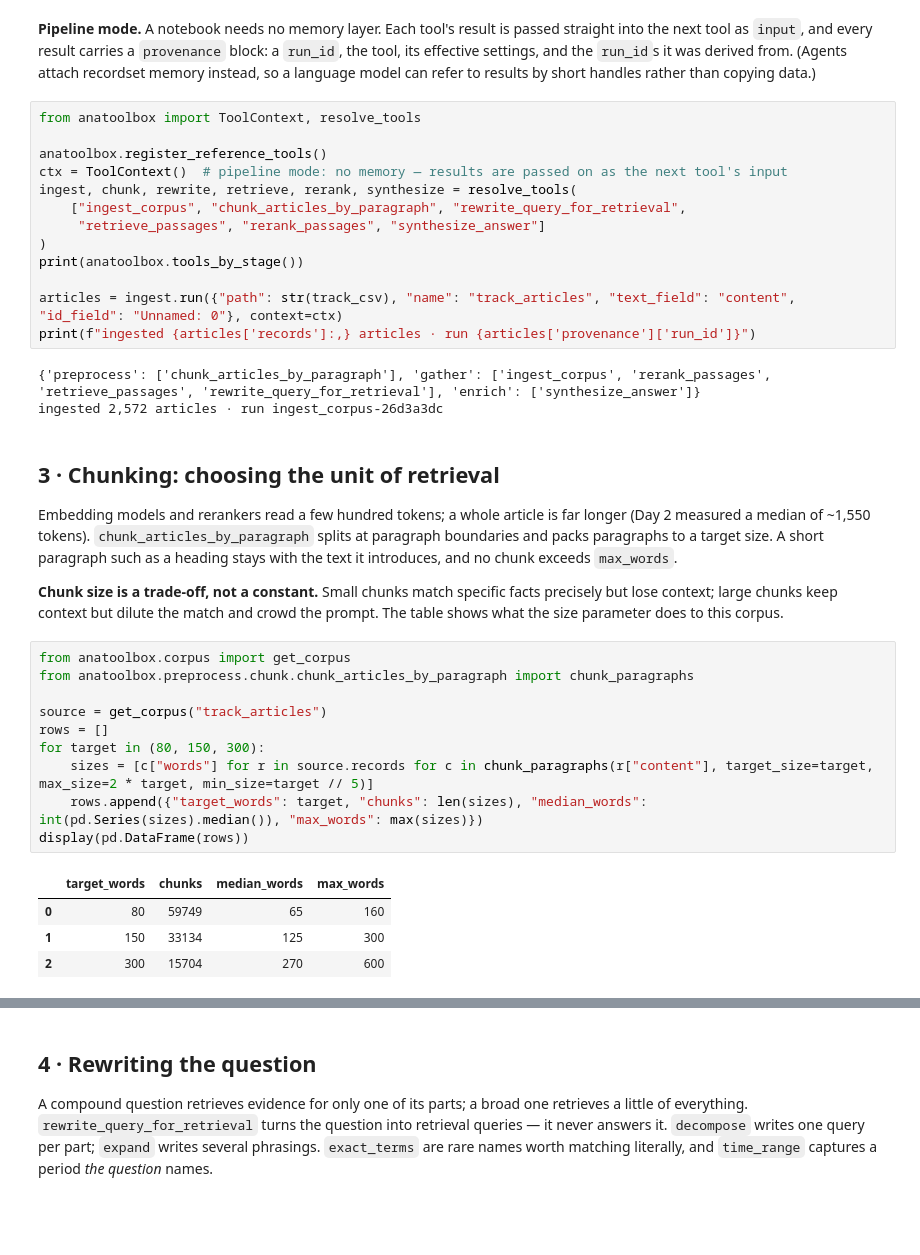
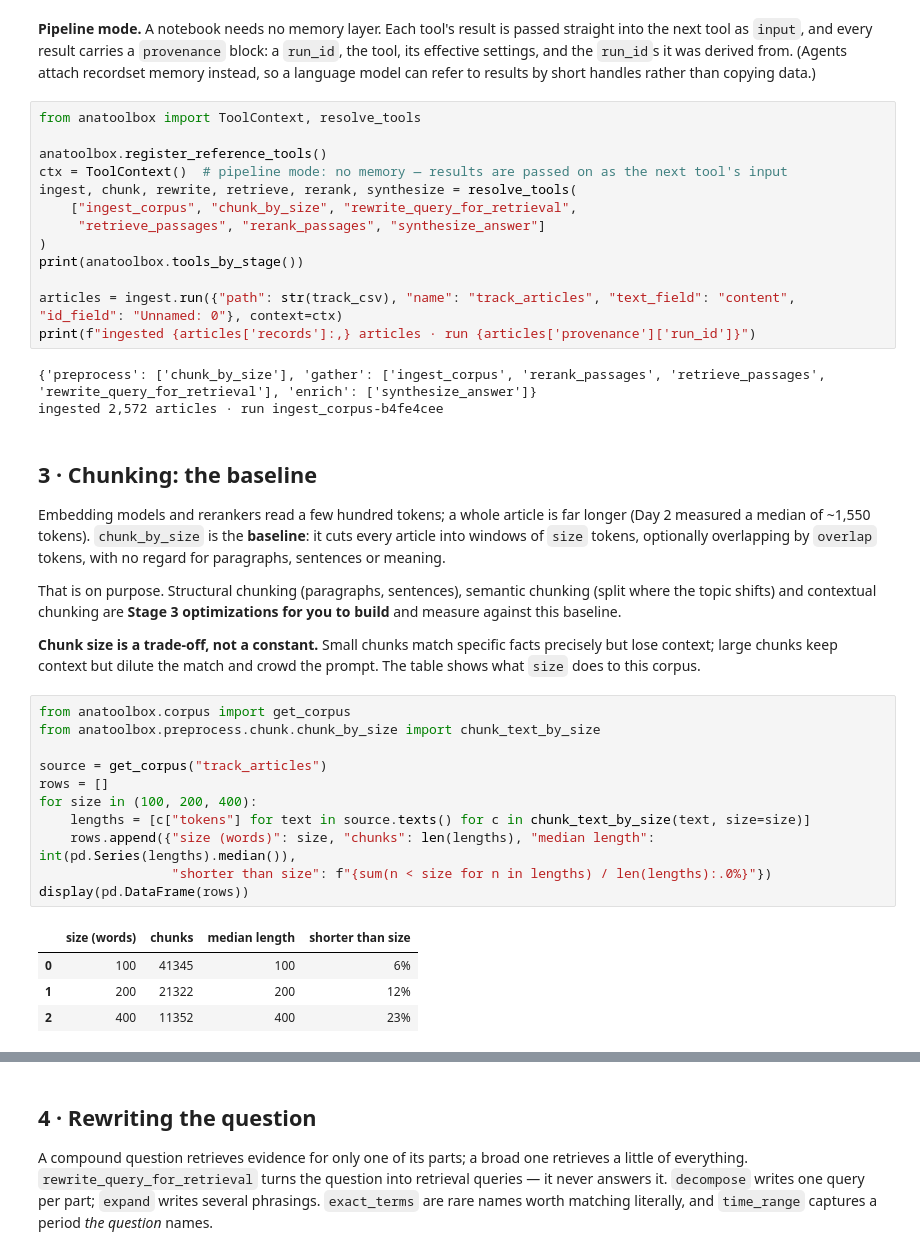
Before and after one commit to umagira/anatoolbox, a Jupyter notebook: notebooks/day3_rag_ai_media.ipynb, the cells around one changed output, grey strips where cells are left out. Drawn from its saved outputs; the diff is of its cells as text; blank space fills up the shorter version.

```diff
--- a/notebooks/day3_rag_ai_media.ipynb
+++ b/notebooks/day3_rag_ai_media.ipynb
@@ -152,7 +152,7 @@ from anatoolbox import ToolContext, resolve_tools
 anatoolbox.register_reference_tools()
 ctx = ToolContext()  # pipeline mode: no memory — results are passed on as the next tool's input
 ingest, chunk, rewrite, retrieve, rerank, synthesize = resolve_tools(
-    ["ingest_corpus", "chunk_articles_by_paragraph", "rewrite_query_for_retrieval",
+    ["ingest_corpus", "chunk_by_size", "rewrite_query_for_retrieval",
      "retrieve_passages", "rerank_passages", "synthesize_answer"]
 )
 print(anatoolbox.tools_by_stage())
@@ -160,32 +160,37 @@ print(anatoolbox.tools_by_stage())
 articles = ingest.run({"path": str(track_csv), "name": "track_articles", "text_field": "content", "id_field": "Unnamed: 0"}, context=ctx)
 print(f"ingested {articles['records']:,} articles · run {articles['provenance']['run_id']}")
 # %% [output]
-{'preprocess': ['chunk_articles_by_paragraph'], 'gather': ['ingest_corpus', 'rerank_passages', 'retrieve_passages', 'rewrite_query_for_retrieval'], 'enrich': ['synthesize_answer']}
-ingested 2,572 articles · run ingest_corpus-26d3a3dc
+{'preprocess': ['chunk_by_size'], 'gather': ['ingest_corpus', 'rerank_passages', 'retrieve_passages', 'rewrite_query_for_retrieval'], 'enrich': ['synthesize_answer']}
+ingested 2,572 articles · run ingest_corpus-b4fe4cee
 # %% [markdown]
-## 3 · Chunking: choosing the unit of retrieval
+## 3 · Chunking: the baseline
 
 Embedding models and rerankers read a few hundred tokens; a whole article is far longer
-(Day 2 measured a median of ~1,550 tokens). `chunk_articles_by_paragraph` splits at
-paragraph boundaries and packs paragraphs to a target size. A short paragraph such as a
-heading stays with the text it introduces, and no chunk exceeds `max_words`.
+(Day 2 measured a median of ~1,550 tokens). `chunk_by_size` is the **baseline**: it cuts every
+article into windows of `size` tokens, optionally overlapping by `overlap` tokens, with no
+regard for paragraphs, sentences or meaning.
 
-**Chunk size is a trade-off, not a constant.** Small chunks match specific facts precisely
-but lose context; large chunks keep context but dilute the match and crowd the prompt.
-The table shows what the size parameter does to this corpus.
+That is on purpose. Structural chunking (paragraphs, sentences), semantic chunking (split where
+the topic shifts) and contextual chunking are **Stage 3 optimizations for you to build** and
+measure against this baseline.
+
+**Chunk size is a trade-off, not a constant.** Small chunks match specific facts precisely but
+lose context; large chunks keep context but dilute the match and crowd the prompt. The table
+shows what `size` does to this corpus.
 # %%
 from anatoolbox.corpus import get_corpus
-from anatoolbox.preprocess.chunk.chunk_articles_by_paragraph import chunk_paragraphs
+from anatoolbox.preprocess.chunk.chunk_by_size import chunk_text_by_size
 
 source = get_corpus("track_articles")
 rows = []
-for target in (80, 150, 300):
-    sizes = [c["words"] for r in source.records for c in chunk_paragraphs(r["content"], target_size=target, max_size=2 * target, min_size=target // 5)]
-    rows.append({"target_words": target, "chunks": len(sizes), "median_words": int(pd.Series(sizes).median()), "max_words": max(sizes)})
+for size in (100, 200, 400):
+    lengths = [c["tokens"] for text in source.texts() for c in chunk_text_by_size(text, size=size)]
+    rows.append({"size (words)": size, "chunks": len(lengths), "median length": int(pd.Series(lengths).median()),
+                 "shorter than size": f"{sum(n < size for n in lengths) / len(lengths):.0%}"})
 display(pd.DataFrame(rows))
 # %% [output]
-|  | target_words | chunks | median_words | max_words |
-| 0 | 80 | 59749 | 65 | 160 |
-| 1 | 150 | 33134 | 125 | 300 |
-| 2 | 300 | 15704 | 270 | 600 |
+|  | size (words) | chunks | median length | shorter than size |
+| 0 | 100 | 41345 | 100 | 6% |
+| 1 | 200 | 21322 | 200 | 12% |
+| 2 | 400 | 11352 | 400 | 23% |
 # %%
```
Also changed, not shown: parts of 14 cells of this notebook, 12 other files.
